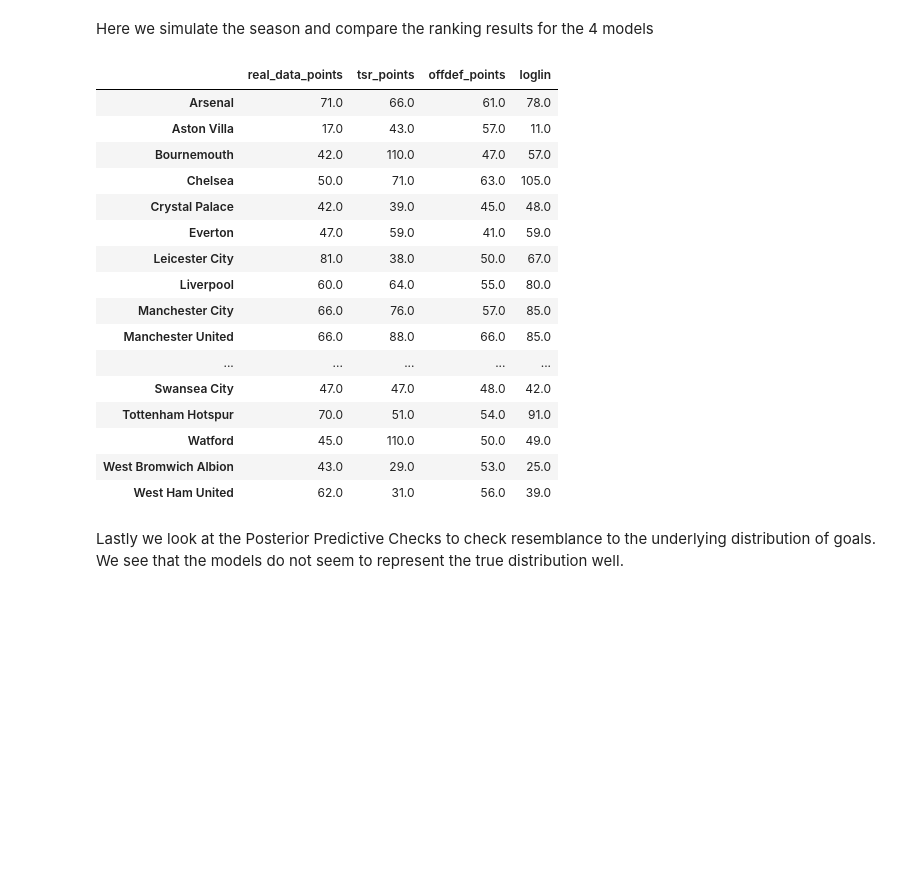
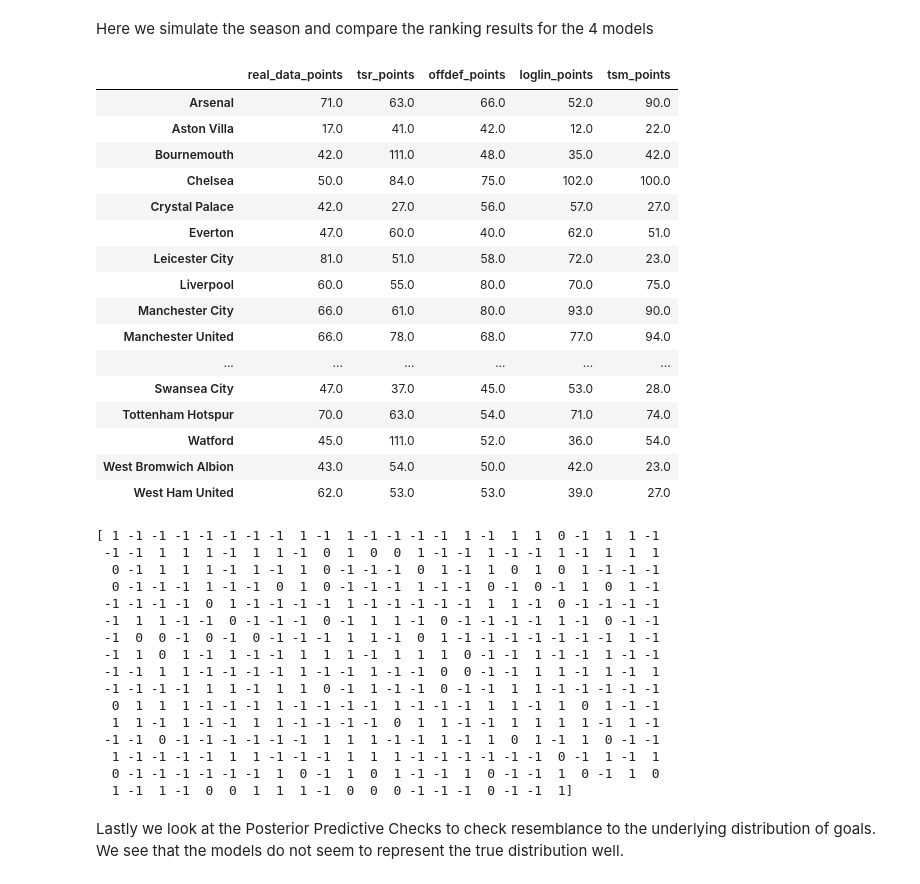
Before and after one commit to vinoo999/trueskill_augmented, a Jupyter notebook: final_project/final_project.ipynb, the cells around one changed output. Cells and saved outputs as stored; diff of their text form; code cells hidden in the pictures; blank space fills up the shorter version.

```diff
--- a/final_project/final_project.ipynb
+++ b/final_project/final_project.ipynb
@@ -181,40 +180,58 @@ Here we simulate the season and compare the ranking results for the 4 models
 # %%
 tsr_results = tsr.simulate(test)
 tsr_record = process.gen_records(test.reset_index(drop=True), tsr_results)
 offdef_results = off_def.simulate(test.reset_index(drop=True))
 offdef_record = process.gen_records(test.reset_index(drop=True), offdef_results)
 loglin_results = log_lin.simulate(test.reset_index(drop=True))
 loglin_record = process.gen_records(test.reset_index(drop=True), loglin_results)
 season_record = process.rankings(test.reset_index(drop=True))
-# tsm_results = tsm.simulate(test)
+tsm_results = tsm.simulate(test)
+tsm_record = process.gen_records(test.reset_index(drop=True), tsm_results)
 
 
 data_dict = {}
 data_dict['real_data_points'] = pd.Series(season_record['points'], index=season_record.index.values)
 data_dict['tsr_points'] = pd.Series(tsr_record['points'], index=tsr_record.index.values)
 data_dict['offdef_points'] = pd.Series(offdef_record['points'], index=offdef_record.index.values)
-data_dict['loglin'] = pd.Series(loglin_record['points'], index=loglin_record.index.values)
+data_dict['loglin_points'] = pd.Series(loglin_record['points'], index=loglin_record.index.values)
+data_dict['tsm_points'] = pd.Series(tsm_record['points'], index=tsm_record.index.values)
 
 record_chart = pd.DataFrame(data_dict)
-record_chart
+display(record_chart)
 # %% [output]
-|  | real_data_points | tsr_points | offdef_points | loglin |
-| Arsenal | 71.0 | 66.0 | 61.0 | 78.0 |
-| Aston Villa | 17.0 | 43.0 | 57.0 | 11.0 |
-| Bournemouth | 42.0 | 110.0 | 47.0 | 57.0 |
-| Chelsea | 50.0 | 71.0 | 63.0 | 105.0 |
-| Crystal Palace | 42.0 | 39.0 | 45.0 | 48.0 |
-| Everton | 47.0 | 59.0 | 41.0 | 59.0 |
-| Leicester City | 81.0 | 38.0 | 50.0 | 67.0 |
-| Liverpool | 60.0 | 64.0 | 55.0 | 80.0 |
-| Manchester City | 66.0 | 76.0 | 57.0 | 85.0 |
-| Manchester United | 66.0 | 88.0 | 66.0 | 85.0 |
-| ... | ... | ... | ... | ... |
-| Swansea City | 47.0 | 47.0 | 48.0 | 42.0 |
-| Tottenham Hotspur | 70.0 | 51.0 | 54.0 | 91.0 |
-| Watford | 45.0 | 110.0 | 50.0 | 49.0 |
-| West Bromwich Albion | 43.0 | 29.0 | 53.0 | 25.0 |
-| West Ham United | 62.0 | 31.0 | 56.0 | 39.0 |
+|  | real_data_points | tsr_points | offdef_points | loglin_points | tsm_points |
+| Arsenal | 71.0 | 63.0 | 66.0 | 52.0 | 90.0 |
+| Aston Villa | 17.0 | 41.0 | 42.0 | 12.0 | 22.0 |
+| Bournemouth | 42.0 | 111.0 | 48.0 | 35.0 | 42.0 |
+| Chelsea | 50.0 | 84.0 | 75.0 | 102.0 | 100.0 |
+| Crystal Palace | 42.0 | 27.0 | 56.0 | 57.0 | 27.0 |
+| Everton | 47.0 | 60.0 | 40.0 | 62.0 | 51.0 |
+| Leicester City | 81.0 | 51.0 | 58.0 | 72.0 | 23.0 |
+| Liverpool | 60.0 | 55.0 | 80.0 | 70.0 | 75.0 |
+| Manchester City | 66.0 | 61.0 | 80.0 | 93.0 | 90.0 |
+| Manchester United | 66.0 | 78.0 | 68.0 | 77.0 | 94.0 |
+| ... | ... | ... | ... | ... | ... |
+| Swansea City | 47.0 | 37.0 | 45.0 | 53.0 | 28.0 |
+| Tottenham Hotspur | 70.0 | 63.0 | 54.0 | 71.0 | 74.0 |
+| Watford | 45.0 | 111.0 | 52.0 | 36.0 | 54.0 |
+| West Bromwich Albion | 43.0 | 54.0 | 50.0 | 42.0 | 23.0 |
+| West Ham United | 62.0 | 53.0 | 53.0 | 39.0 | 27.0 |
+[ 1 -1 -1 -1 -1 -1 -1 -1  1 -1  1 -1 -1 -1 -1  1 -1  1  1  0 -1  1  1 -1
+ -1 -1  1  1  1 -1  1  1 -1  0  1  0  0  1 -1 -1  1 -1 -1  1 -1  1  1  1
+  0 -1  1  1  1 -1  1 -1  1  0 -1 -1 -1  0  1 -1  1  0  1  0  1 -1 -1 -1
+  0 -1 -1 -1  1 -1 -1  0  1  0 -1 -1 -1  1 -1 -1  0 -1  0 -1  1  0  1 -1
+ -1 -1 -1 -1  0  1 -1 -1 -1 -1  1 -1 -1 -1 -1 -1  1  1 -1  0 -1 -1 -1 -1
+ -1  1  1 -1 -1  0 -1 -1 -1  0 -1  1  1 -1  0 -1 -1 -1 -1  1 -1  0 -1 -1
+ -1  0  0 -1  0 -1  0 -1 -1 -1  1  1 -1  0  1 -1 -1 -1 -1 -1 -1 -1  1 -1
+ -1  1  0  1 -1  1 -1 -1  1  1  1 -1  1  1  1  0 -1 -1  1 -1 -1  1 -1 -1
+ -1 -1  1  1 -1 -1 -1 -1  1 -1 -1  1 -1 -1  0  0 -1 -1  1  1 -1  1 -1  1
+ -1 -1 -1 -1  1  1 -1  1  1  0 -1  1 -1 -1  0 -1 -1  1  1 -1 -1 -1 -1 -1
+  0  1  1  1 -1 -1 -1  1 -1 -1 -1 -1  1 -1 -1 -1  1  1 -1  1  0  1 -1 -1
+  1  1 -1  1 -1 -1  1  1 -1 -1 -1 -1  0  1  1 -1 -1  1  1  1  1 -1  1 -1
+ -1 -1  0 -1 -1 -1 -1 -1 -1  1  1  1 -1 -1  1 -1  1  0  1 -1  1  0 -1 -1
+  1 -1 -1 -1 -1  1  1 -1 -1 -1  1  1  1 -1 -1 -1 -1 -1 -1  0 -1  1 -1  1
+  0 -1 -1 -1 -1 -1 -1  1  0 -1  1  0  1 -1 -1  1  0 -1 -1  1  0 -1  1  0
+  1 -1  1 -1  0  0  1  1  1 -1  0  0  0 -1 -1 -1  0 -1 -1  1]
 # %% [markdown]
 Lastly we look at the Posterior Predictive Checks to check resemblance to the underlying distribution of goals. We see that the models do not seem to represent the true distribution well.
 # %%
```
Also changed, not shown: parts of 8 cells of this notebook, 3 other files.
